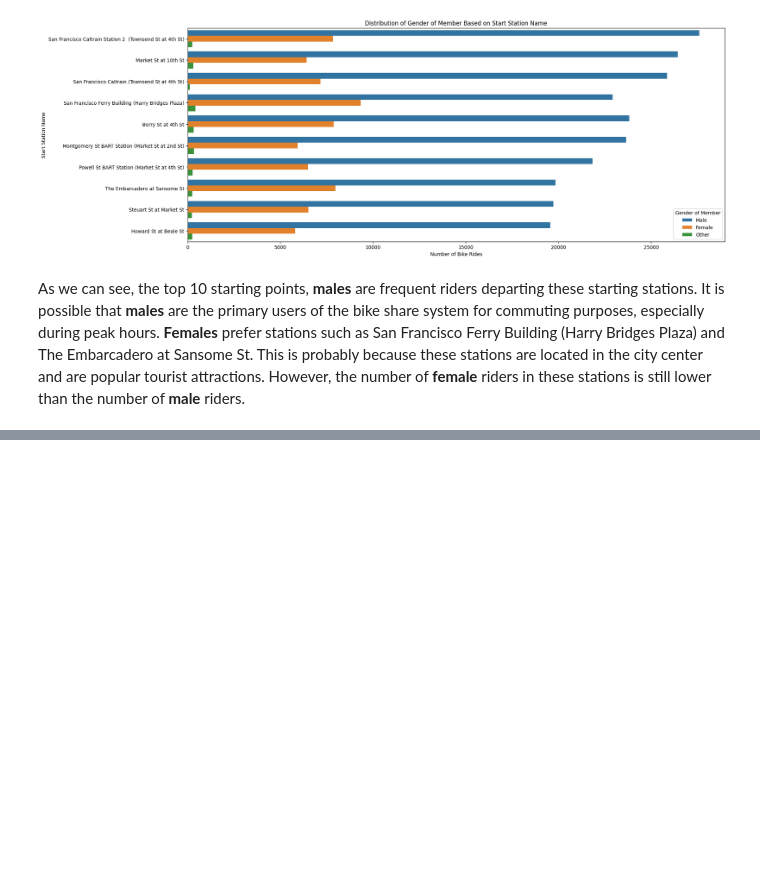
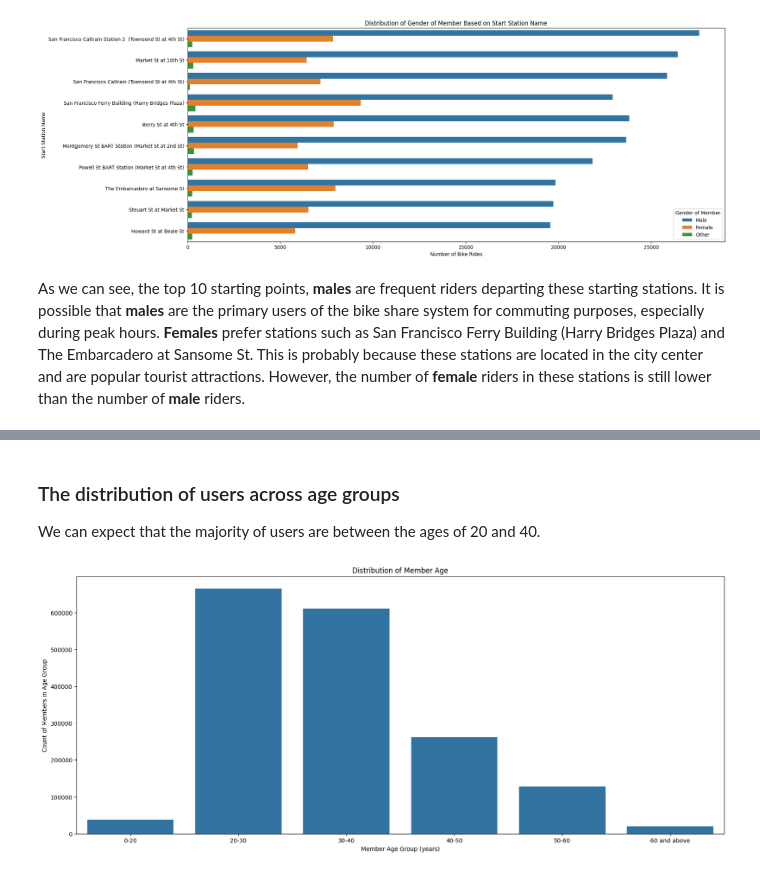
Before and after one commit to kisyular/data-visualization-project, a Jupyter notebook: Part_II_slide_deck.ipynb, the cells around one changed output, grey strips where cells are left out. Drawn from its saved outputs; the diff is of its cells as text; code cells hidden in the pictures; blank space fills up the shorter version.

```diff
--- a/Part_II_slide_deck.ipynb
+++ b/Part_II_slide_deck.ipynb
@@ -131,0 +135,17 @@ As we can see, the top 10 starting points, **males** are frequent riders departi
+# %%
+# convert the `member_age_group` column to ordered categorical type
+ordered_age_group = ['0-20', '20-30', '30-40', '40-50', '50-60', '60 and above']
+ordered_age_group = pd.api.types.CategoricalDtype(ordered=True, categories=ordered_age_group)
+bike_data['member_age_group'] = bike_data['member_age_group'].astype(ordered_age_group)
+# %% [markdown]
+### The distribution of users across age groups
+We can expect that the majority of users are between the ages of 20 and 40.
+# %%
+# Plot the distribution of the `member_age_group` using a bar chart
+plt.figure(figsize=[20, 8])
+sb.countplot(data=bike_data, x='member_age_group', color=base_color)
+plt.xlabel('Member Age Group (years)')
+plt.ylabel('Count of Members in Age Group')
+plt.title('Distribution of Member Age');
+# %% [output]
+[figure, added]
```
Also changed, not shown: parts of 11 cells of this notebook.
